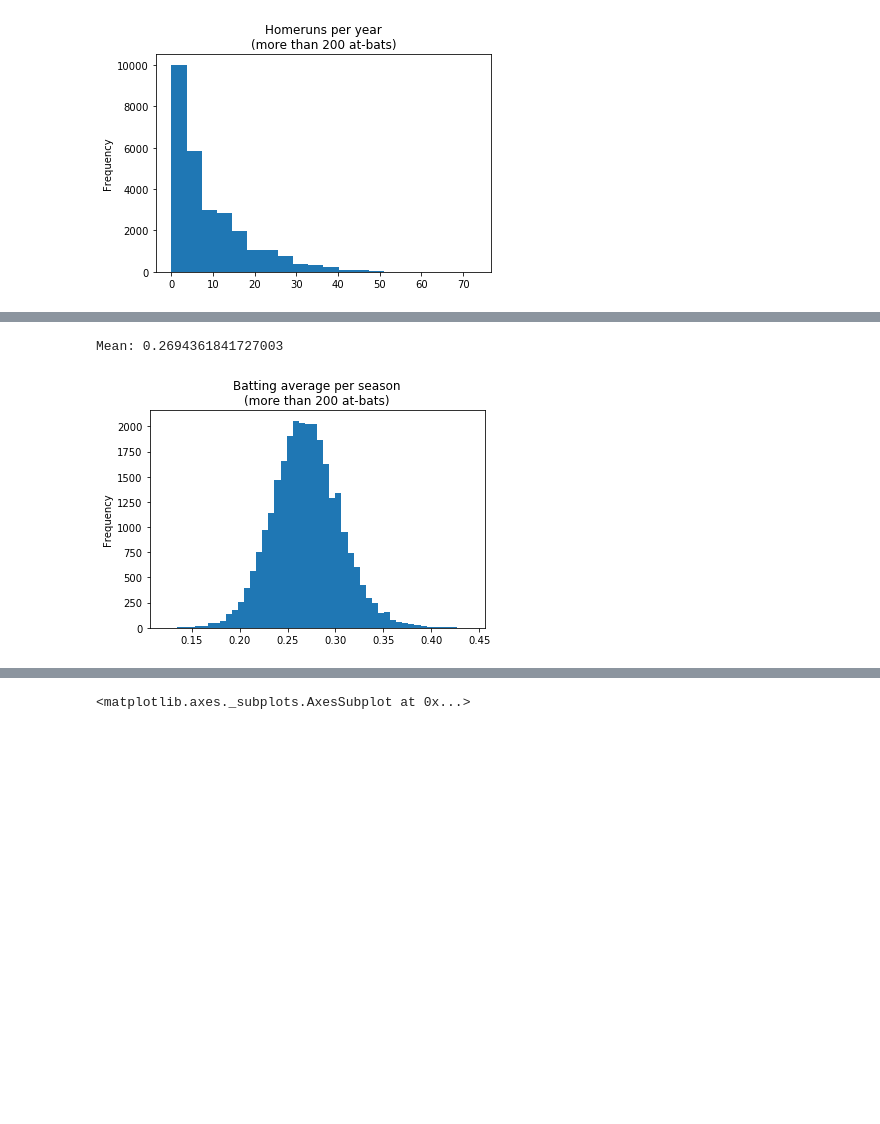
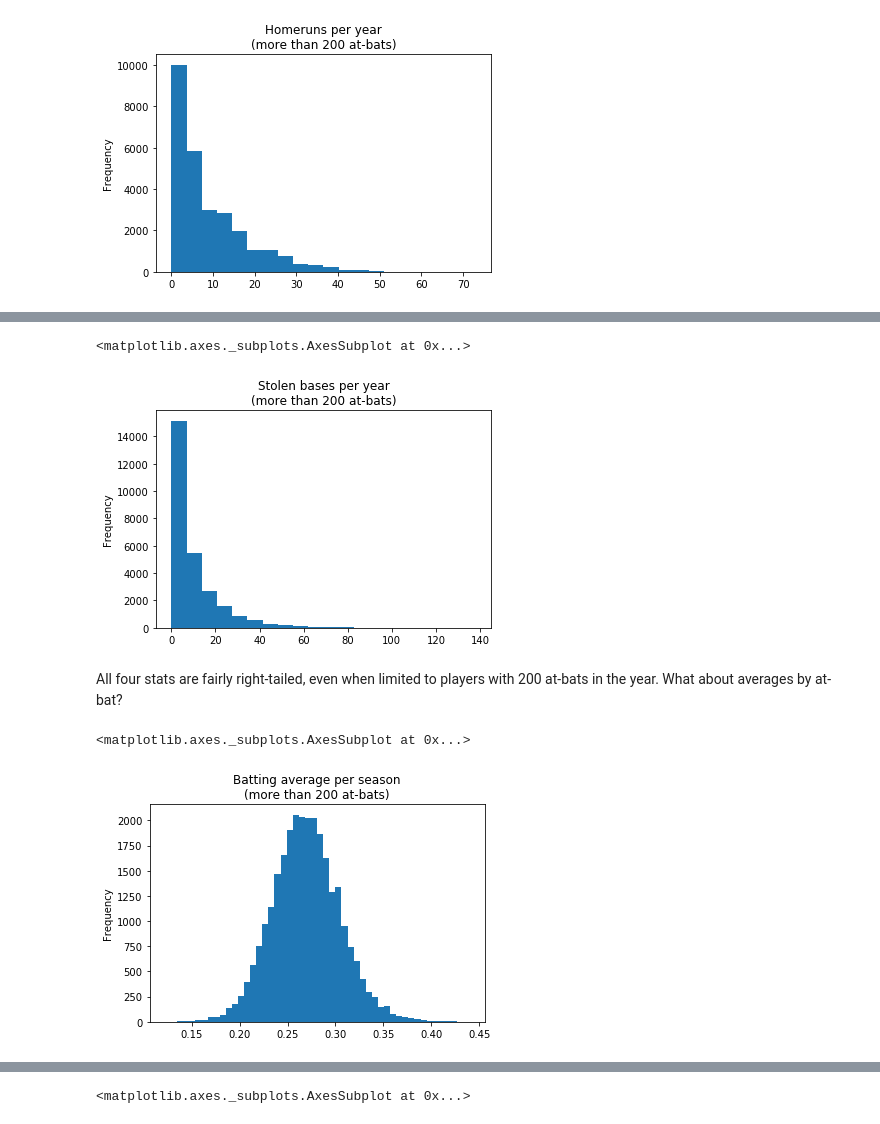
Before and after one commit to jnelson16/springboard-capstone, a Jupyter notebook: Data Story.ipynb, the cells around one changed output, grey strips where cells are left out. Cells and saved outputs as stored; diff of their text form; code cells hidden in the pictures; blank space fills up the shorter version.

```diff
--- a/Data Story.ipynb
+++ b/Data Story.ipynb
@@ -158,8 +183,14 @@ batting[batting.ab>200].hr.plot(kind='hist', bins=20, title='Homeruns per year\n
+# %%
+batting[batting.ab>200].sb.plot(kind='hist', bins=20, title='Stolen bases per year\n(more than 200 at-bats)')
+# %% [output]
+<matplotlib.axes._subplots.AxesSubplot at 0x...>
+[figure, added]
+# %% [markdown]
+All four stats are fairly right-tailed, even when limited to players with 200 at-bats in the year. What about averages by at-bat?
 # %%
 min_ab = 200
 avg = batting[batting.ab>min_ab].h / batting[batting.ab>min_ab].ab
 avg.plot(kind='hist', bins=50, title='Batting average per season\n(more than 200 at-bats)')
-print(f'Mean: {avg.mean()}')
 # %% [output]
-Mean: 0.2694361841727003
+<matplotlib.axes._subplots.AxesSubplot at 0x...>
 [figure]
```
Also changed, not shown: parts of 33 cells of this notebook, 1 other file.
